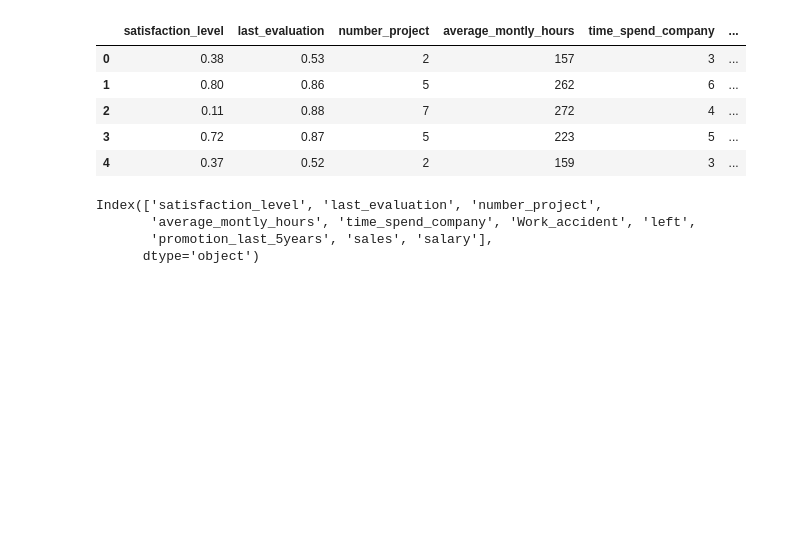
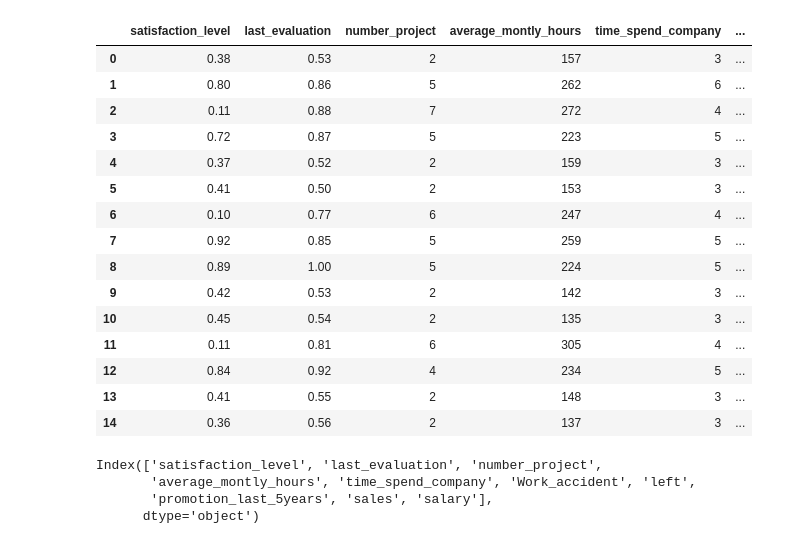
Before and after one commit to justinminsk/HRD, a Jupyter notebook: HRD .ipynb, the cells around one changed output. Drawn from its saved outputs; the diff is of its cells as text; code cells hidden in the pictures; blank space fills up the shorter version.

```diff
--- a/HRD .ipynb
+++ b/HRD .ipynb
@@ -5,15 +7,25 @@ import numpy as np
 #import libraries
 # %%
 HRD = pd.read_csv('HR_comma_sep.csv')
-HRD.head()
+HRD.head(15)
 #make a varible for the data and show it
 # %% [output]
 |  | satisfaction_level | last_evaluation | number_project | average_montly_hours | time_spend_company | ... |
 | 0 | 0.38 | 0.53 | 2 | 157 | 3 | ... |
 | 1 | 0.80 | 0.86 | 5 | 262 | 6 | ... |
 | 2 | 0.11 | 0.88 | 7 | 272 | 4 | ... |
 | 3 | 0.72 | 0.87 | 5 | 223 | 5 | ... |
 | 4 | 0.37 | 0.52 | 2 | 159 | 3 | ... |
+| 5 | 0.41 | 0.50 | 2 | 153 | 3 | ... |
+| 6 | 0.10 | 0.77 | 6 | 247 | 4 | ... |
+| 7 | 0.92 | 0.85 | 5 | 259 | 5 | ... |
+| 8 | 0.89 | 1.00 | 5 | 224 | 5 | ... |
+| 9 | 0.42 | 0.53 | 2 | 142 | 3 | ... |
+| 10 | 0.45 | 0.54 | 2 | 135 | 3 | ... |
+| 11 | 0.11 | 0.81 | 6 | 305 | 4 | ... |
+| 12 | 0.84 | 0.92 | 4 | 234 | 5 | ... |
+| 13 | 0.41 | 0.55 | 2 | 148 | 3 | ... |
+| 14 | 0.36 | 0.56 | 2 | 137 | 3 | ... |
 # %%
 HRD.columns
 #show column names
```
Also changed, not shown: parts of 1 cell of this notebook, 3 other files.
